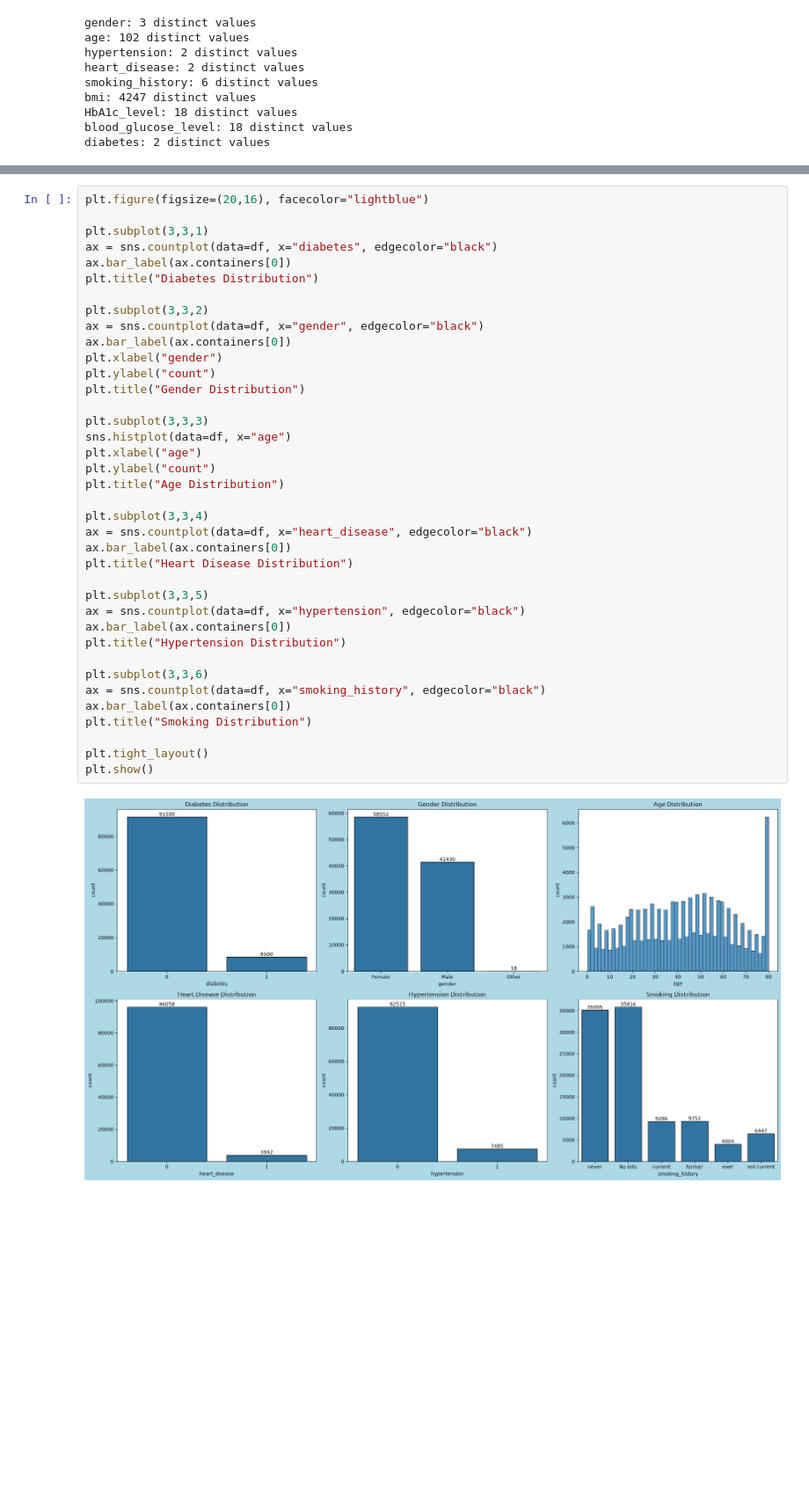
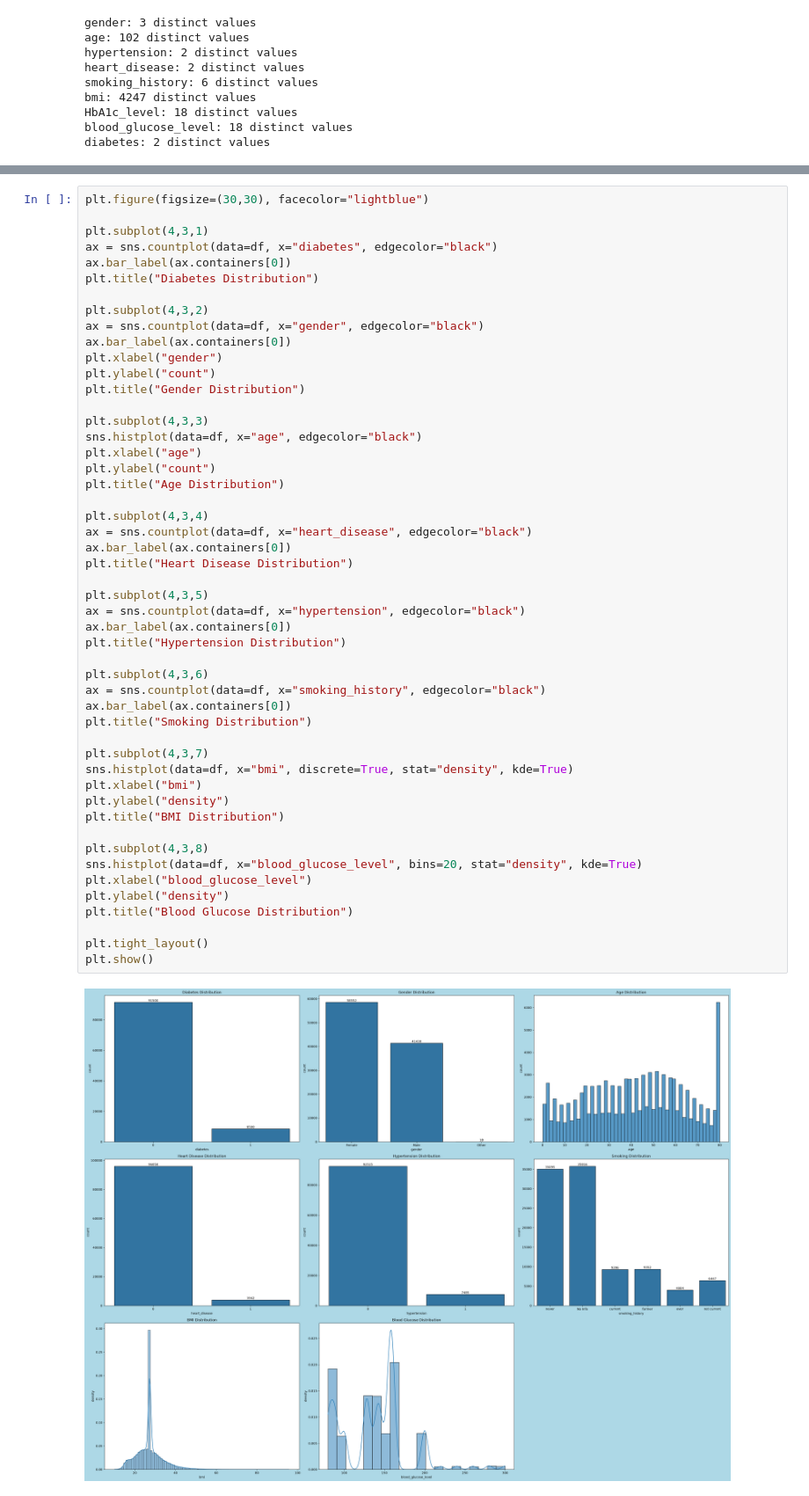
Before and after one commit to divneyrop/data-portfolio, a Jupyter notebook: notebooks/diabetes/eda.ipynb, the cells around one changed output, grey strips where cells are left out. Shown at 88% size. Cells and saved outputs as stored; diff of their text form; blank space fills up the shorter version.

```diff
--- a/notebooks/diabetes/eda.ipynb
+++ b/notebooks/diabetes/eda.ipynb
@@ -73,40 +75,52 @@ diabetes: 2 distinct values
 # %%
-plt.figure(figsize=(20,16), facecolor="lightblue")
+plt.figure(figsize=(30,30), facecolor="lightblue")
 
-plt.subplot(3,3,1)
+plt.subplot(4,3,1)
 ax = sns.countplot(data=df, x="diabetes", edgecolor="black")
 ax.bar_label(ax.containers[0])
 plt.title("Diabetes Distribution")
 
-plt.subplot(3,3,2)
+plt.subplot(4,3,2)
 ax = sns.countplot(data=df, x="gender", edgecolor="black")
 ax.bar_label(ax.containers[0])
 plt.xlabel("gender")
 plt.ylabel("count")
 plt.title("Gender Distribution")
 
-plt.subplot(3,3,3)
-sns.histplot(data=df, x="age")
+plt.subplot(4,3,3)
+sns.histplot(data=df, x="age", edgecolor="black")
 plt.xlabel("age")
 plt.ylabel("count")
 plt.title("Age Distribution")
 
-plt.subplot(3,3,4)
+plt.subplot(4,3,4)
 ax = sns.countplot(data=df, x="heart_disease", edgecolor="black")
 ax.bar_label(ax.containers[0])
 plt.title("Heart Disease Distribution")
 
-plt.subplot(3,3,5)
+plt.subplot(4,3,5)
 ax = sns.countplot(data=df, x="hypertension", edgecolor="black")
 ax.bar_label(ax.containers[0])
 plt.title("Hypertension Distribution")
 
-plt.subplot(3,3,6)
+plt.subplot(4,3,6)
 ax = sns.countplot(data=df, x="smoking_history", edgecolor="black")
 ax.bar_label(ax.containers[0])
 plt.title("Smoking Distribution")
 
+plt.subplot(4,3,7)
+sns.histplot(data=df, x="bmi", discrete=True, stat="density", kde=True)
+plt.xlabel("bmi")
+plt.ylabel("density")
+plt.title("BMI Distribution")
+
+plt.subplot(4,3,8)
+sns.histplot(data=df, x="blood_glucose_level", bins=20, stat="density", kde=True)
+plt.xlabel("blood_glucose_level")
+plt.ylabel("density")
+plt.title("Blood Glucose Distribution")
+
 plt.tight_layout()
 plt.show()
 # %% [output]
-[figure, old version]
+[figure, new version]
```
Also changed, not shown: parts of 1 cell of this notebook.
